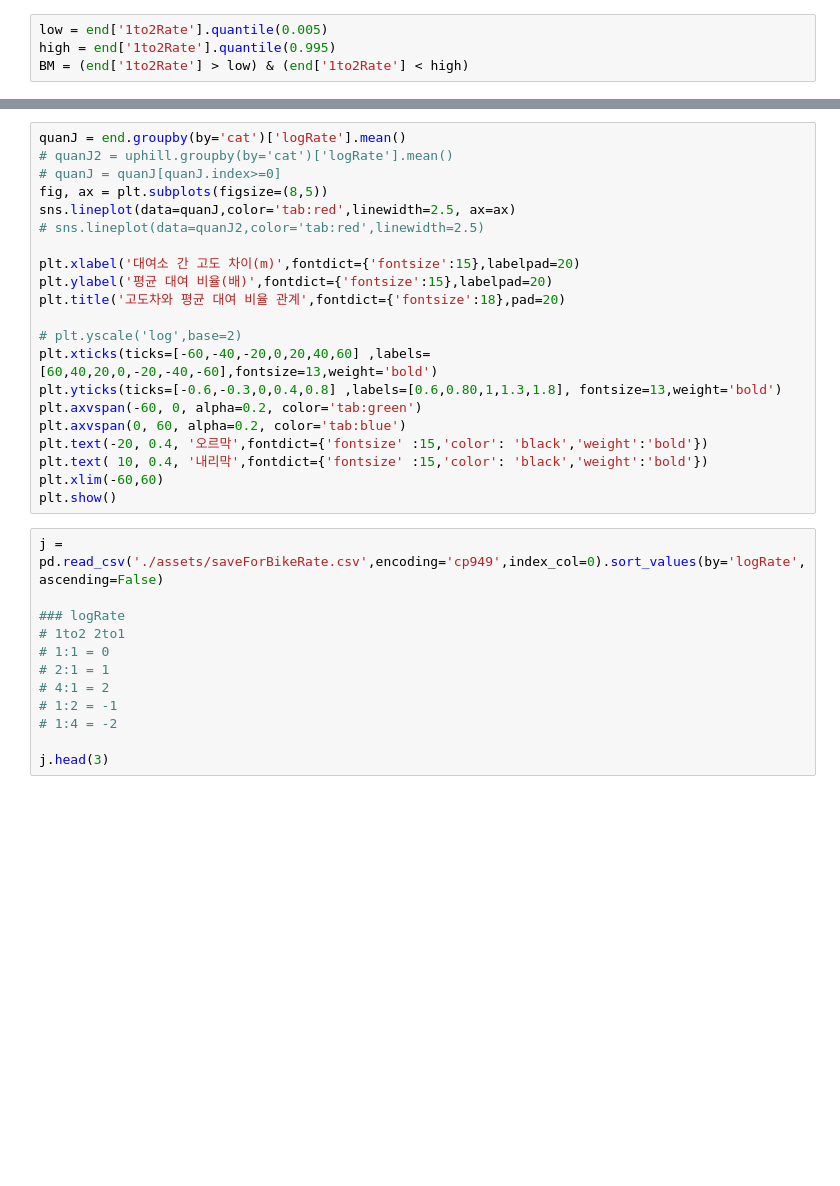
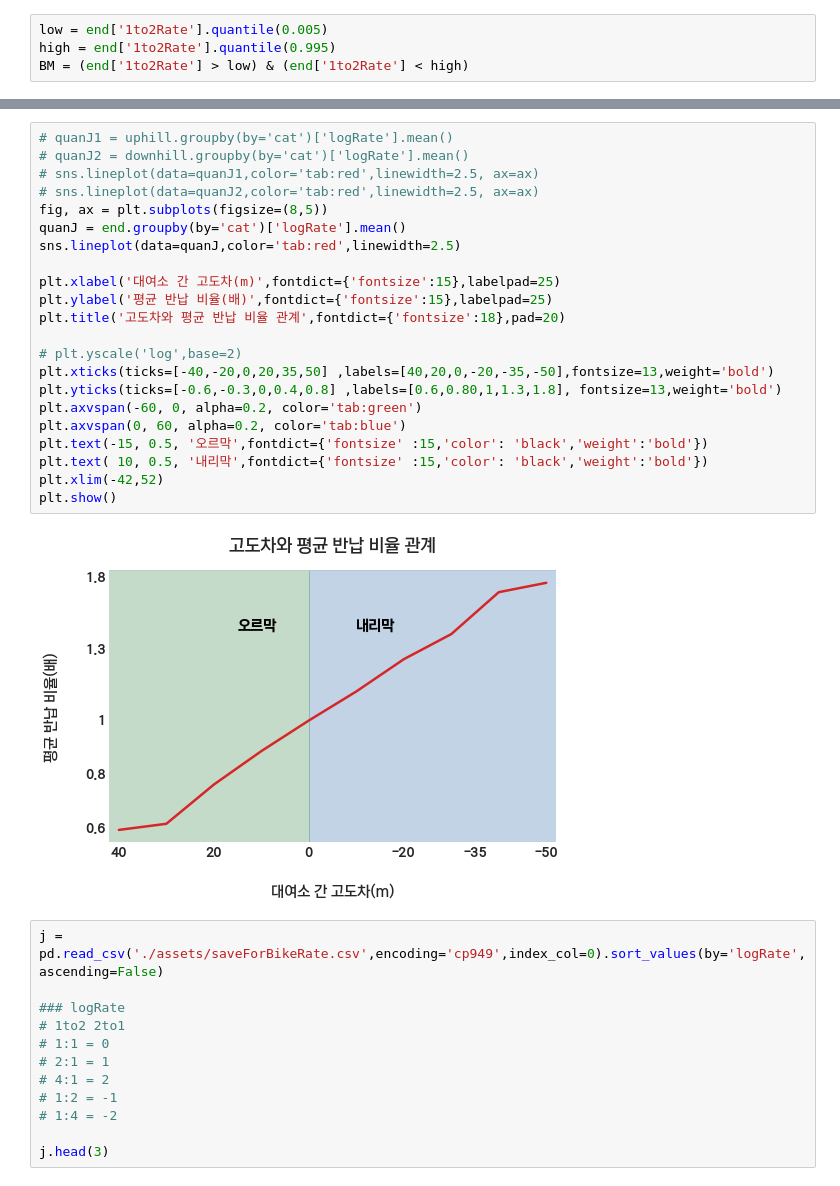
Before and after one commit to yangoos57/seoulBikeProject, a Jupyter notebook: backend/ExtractBikeTourplots.ipynb, the cells around one changed output, grey strips where cells are left out. Drawn from its saved outputs; the diff is of its cells as text; blank space fills up the shorter version.

```diff
--- a/backend/ExtractBikeTourplots.ipynb
+++ b/backend/ExtractBikeTourplots.ipynb
@@ -785,24 +955,27 @@ plt.show()
 # %%
+# quanJ1 = uphill.groupby(by='cat')['logRate'].mean()
+# quanJ2 = downhill.groupby(by='cat')['logRate'].mean()
+# sns.lineplot(data=quanJ1,color='tab:red',linewidth=2.5, ax=ax)
+# sns.lineplot(data=quanJ2,color='tab:red',linewidth=2.5, ax=ax)
+fig, ax = plt.subplots(figsize=(8,5))
 quanJ = end.groupby(by='cat')['logRate'].mean()
-# quanJ2 = uphill.groupby(by='cat')['logRate'].mean()
-# quanJ = quanJ[quanJ.index>=0]
-fig, ax = plt.subplots(figsize=(8,5))
-sns.lineplot(data=quanJ,color='tab:red',linewidth=2.5, ax=ax)
-# sns.lineplot(data=quanJ2,color='tab:red',linewidth=2.5)
+sns.lineplot(data=quanJ,color='tab:red',linewidth=2.5)
 
-plt.xlabel('대여소 간 고도 차이(m)',fontdict={'fontsize':15},labelpad=20)
-plt.ylabel('평균 대여 비율(배)',fontdict={'fontsize':15},labelpad=20)
-plt.title('고도차와 평균 대여 비율 관계',fontdict={'fontsize':18},pad=20)
+plt.xlabel('대여소 간 고도차(m)',fontdict={'fontsize':15},labelpad=25)
+plt.ylabel('평균 반납 비율(배)',fontdict={'fontsize':15},labelpad=25)
+plt.title('고도차와 평균 반납 비율 관계',fontdict={'fontsize':18},pad=20)
 
 # plt.yscale('log',base=2)
-plt.xticks(ticks=[-60,-40,-20,0,20,40,60] ,labels=[60,40,20,0,-20,-40,-60],fontsize=13,weight='bold')
+plt.xticks(ticks=[-40,-20,0,20,35,50] ,labels=[40,20,0,-20,-35,-50],fontsize=13,weight='bold')
 plt.yticks(ticks=[-0.6,-0.3,0,0.4,0.8] ,labels=[0.6,0.80,1,1.3,1.8], fontsize=13,weight='bold')
 plt.axvspan(-60, 0, alpha=0.2, color='tab:green')
 plt.axvspan(0, 60, alpha=0.2, color='tab:blue')
-plt.text(-20, 0.4, '오르막',fontdict={'fontsize' :15,'color': 'black','weight':'bold'})
-plt.text( 10, 0.4, '내리막',fontdict={'fontsize' :15,'color': 'black','weight':'bold'})
-plt.xlim(-60,60)
+plt.text(-15, 0.5, '오르막',fontdict={'fontsize' :15,'color': 'black','weight':'bold'})
+plt.text( 10, 0.5, '내리막',fontdict={'fontsize' :15,'color': 'black','weight':'bold'})
+plt.xlim(-42,52)
 plt.show()
+# %% [output]
+[figure, added]
 # %%
 j = pd.read_csv('./assets/saveForBikeRate.csv',encoding='cp949',index_col=0).sort_values(by='logRate',ascending=False)
 
```
Also changed, not shown: parts of 50 cells of this notebook, 1 other file.
